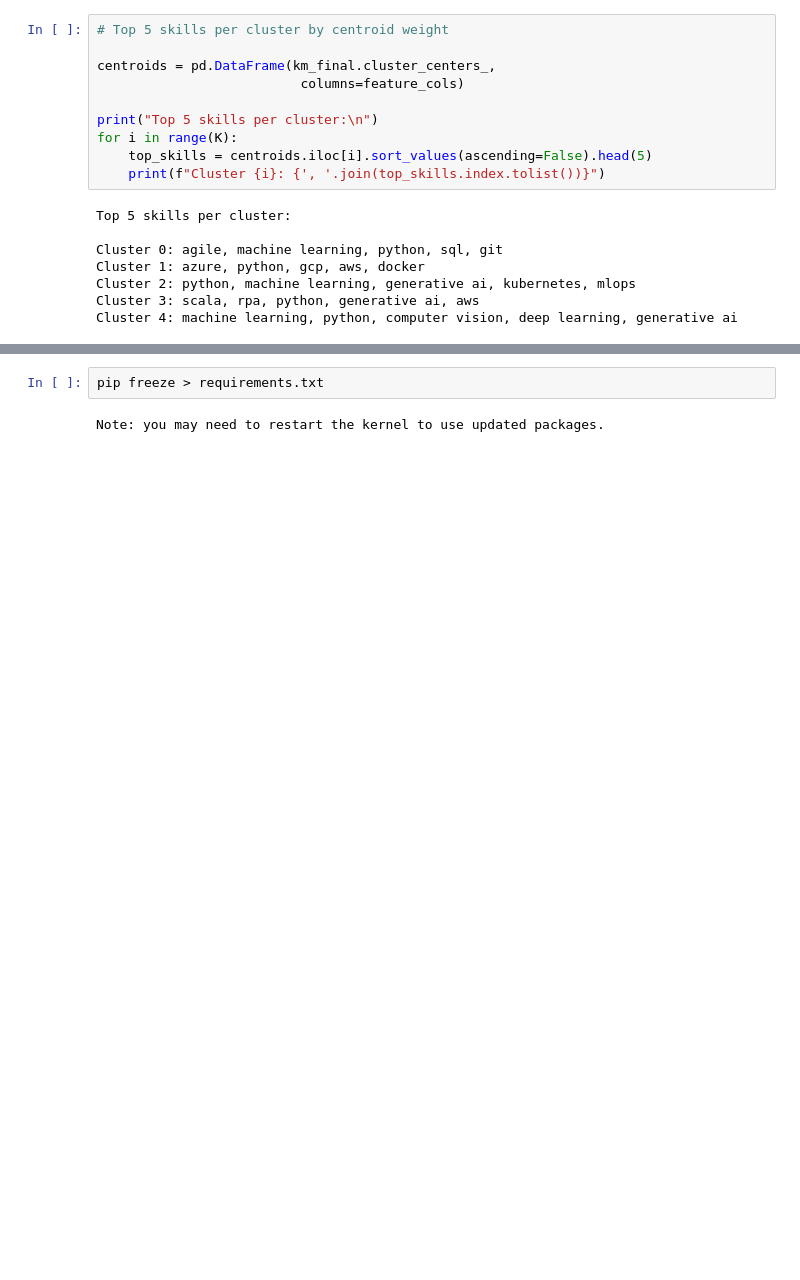
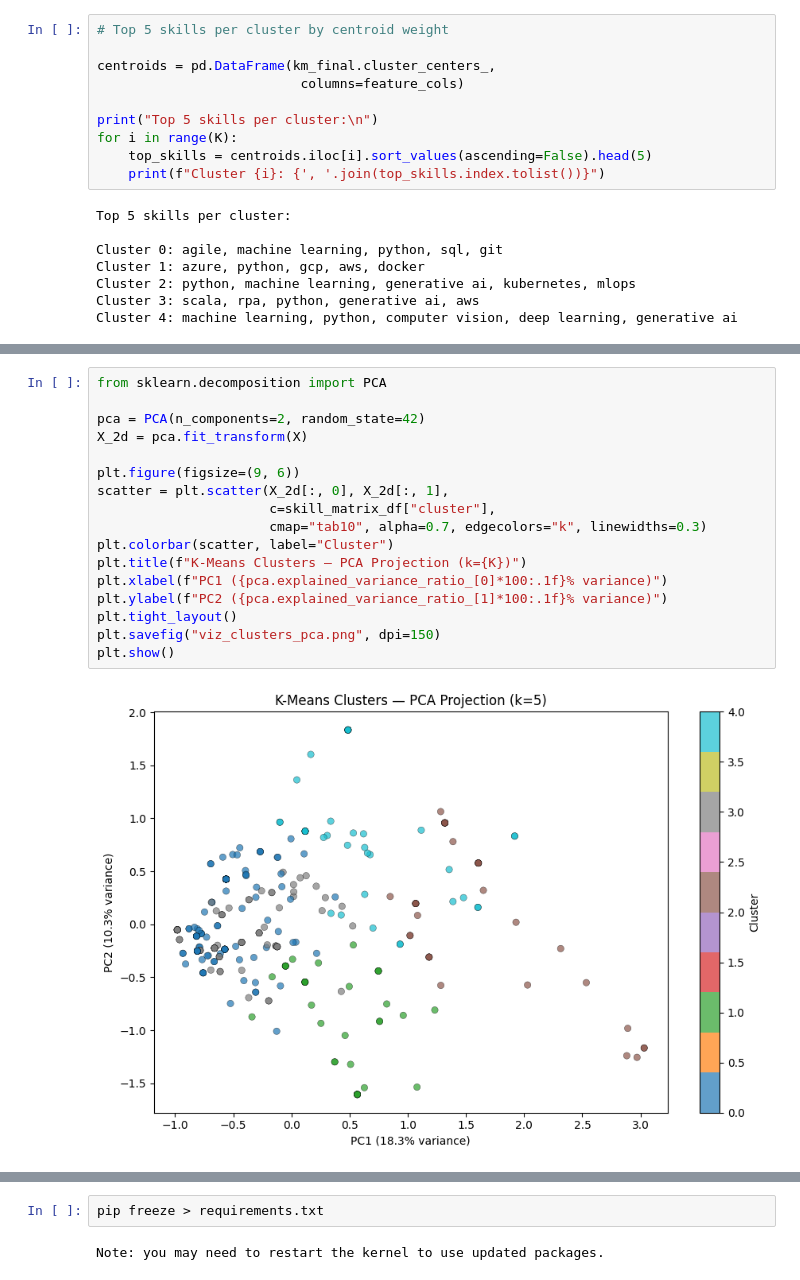
Before and after one commit to N1n4CH/applied-machine-learning, a Jupyter notebook: modeling.ipynb, the cells around one changed output, grey strips where cells are left out. Cells and saved outputs as stored; diff of their text form; blank space fills up the shorter version.

```diff
--- a/modeling.ipynb
+++ b/modeling.ipynb
@@ -375,0 +428,19 @@ Cluster 4: machine learning, python, computer vision, deep learning, generative
+# %%
+from sklearn.decomposition import PCA
+
+pca = PCA(n_components=2, random_state=42)
+X_2d = pca.fit_transform(X)
+
+plt.figure(figsize=(9, 6))
+scatter = plt.scatter(X_2d[:, 0], X_2d[:, 1],
+                      c=skill_matrix_df["cluster"],
+                      cmap="tab10", alpha=0.7, edgecolors="k", linewidths=0.3)
+plt.colorbar(scatter, label="Cluster")
+plt.title(f"K-Means Clusters — PCA Projection (k={K})")
+plt.xlabel(f"PC1 ({pca.explained_variance_ratio_[0]*100:.1f}% variance)")
+plt.ylabel(f"PC2 ({pca.explained_variance_ratio_[1]*100:.1f}% variance)")
+plt.tight_layout()
+plt.savefig("viz_clusters_pca.png", dpi=150)
+plt.show()
+# %% [output]
+[figure, added]
```
Also changed, not shown: parts of 8 cells of this notebook, 3 other files.
